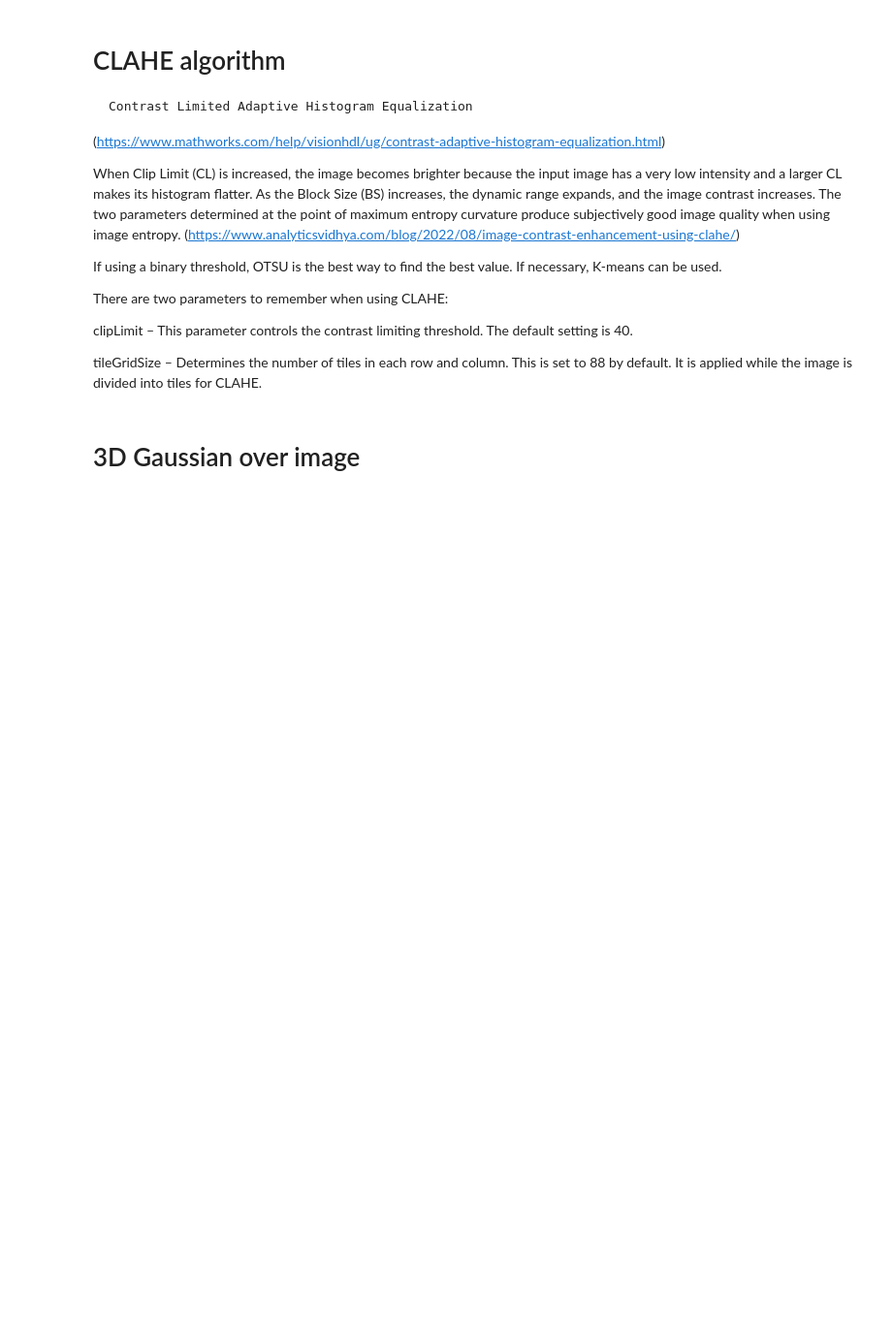
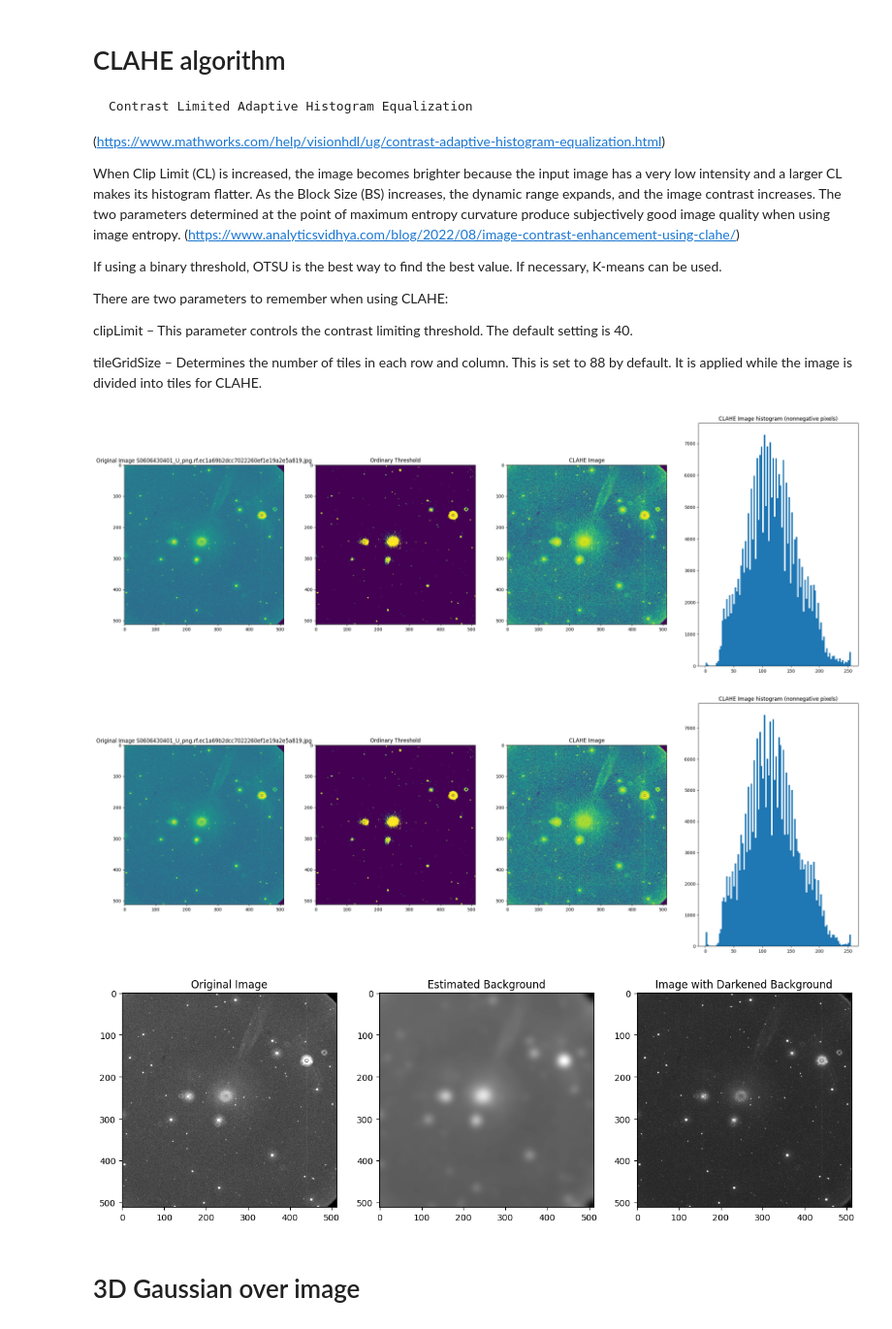
Before and after one commit to ESA-Datalabs/XAMI-model, a Jupyter notebook: _01_data_preprocess.ipynb, the cells around one changed output. Shown at 97% size. Saved outputs shown, nothing was run; the diff lists cells and outputs as text; code cells hidden in the pictures; blank space fills up the shorter version.

Commit message:
exp various CLAHE methods

```diff
--- a/_01_data_preprocess.ipynb
+++ b/_01_data_preprocess.ipynb
@@ -374,14 +380,3 @@ There are two parameters to remember when using CLAHE:
 clipLimit – This parameter controls the contrast limiting threshold. The default setting is 40.
 
 tileGridSize – Determines the number of tiles in each row and column. This is set to 88 by default. It is applied while the image is divided into tiles for CLAHE.
-# %%
-import matplotlib
-
-in_dir = '/workspace/raid/OM_DeepLearning/XMM_OM_dataset/scaled_raw_512/'
-file_name = 'S0202730101_B.png'
-
-if True:
-# for file_name in os.listdir(in_dir):
-    if file_name.endswith('png') and 'clahe' not in file_name:
-        final_img = clahe_algo_image(in_dir+file_name, clipLimit=3.0)
-        cv2.imwrite(f'{in_dir}clahe_{file_name}', final_img)
@@ -390,3 +383,34 @@ IMAGE_PATH = '/workspace/raid/OM_DeepLearning/XMM_OM_dataset/scaled_raw/S0655570
+# %%
+import matplotlib
+from importlib import reload
+import astronomy_utils
+reload(astronomy_utils)
+from astronomy_utils import *
+
+in_dir = './xmm_om_images_v4-contrast-512-5-7/train/'
+file_name = 'S0606430401_U_png.rf.ec1a69b2dcc7022260ef1e19a2e5a819.jpg'
+
+if True:
+# for file_name in os.listdir(in_dir):
+    if (file_name.endswith('png') or file_name.endswith('jpg')) and 'clahe' not in file_name:
+        final_img = clahe_algo_image(in_dir+file_name, clipLimit=3.0)
+        cv2.imwrite(f'{in_dir}clahe_{file_name}', final_img) # mneh
+
+if (file_name.endswith('png') or file_name.endswith('jpg')) and 'clahe' not in file_name:
+        final_img = clahe_algo_image_improved(in_dir+file_name, clipLimit=3.0)
+        cv2.imwrite(f'{in_dir}clahe_{file_name}', final_img) # mneh
+
+# if (file_name.endswith('png') or file_name.endswith('jpg')) and 'clahe' not in file_name:
+#         final_img = enhance_contrast_with_adaptive_thresholding(in_dir+file_name, clipLimit=3.0)
+#         cv2.imwrite(f'{in_dir}clahe_{file_name}', final_img) # bad
+
+# enhance_astronomical_image('../XMM_OM_dataset/scaled_raw_512/S0606430401_U.fits') # bad
+# selective_clahe_astronomical_image('../XMM_OM_dataset/scaled_raw_512/S0606430401_U.fits') # bad
+darken_background('../XMM_OM_dataset/scaled_raw_512/S0606430401_U.png')
+# %% [output]
+[figure, added]
+[figure, added]
+[figure, added]
 # %% [markdown]
 # 3D Gaussian over image
 # %%
```
Also changed, not shown: parts of 9 cells of this notebook.
